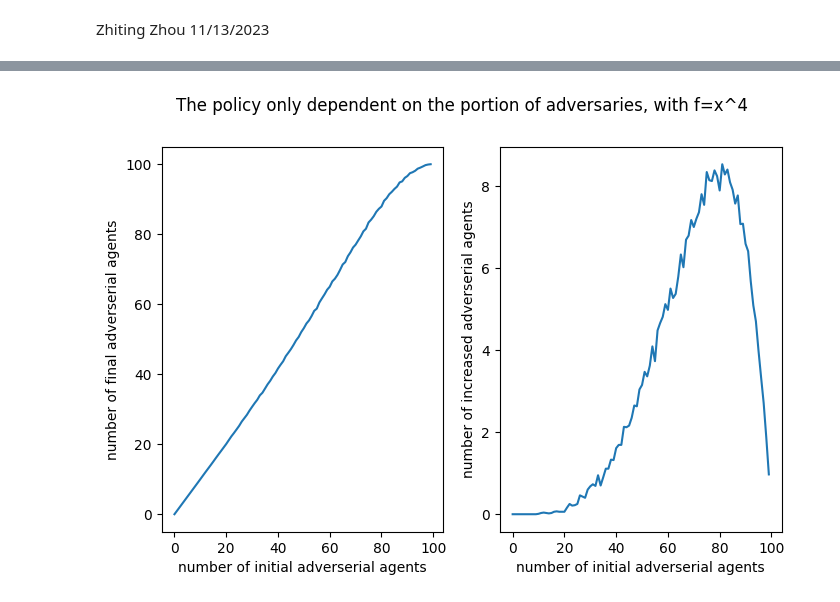
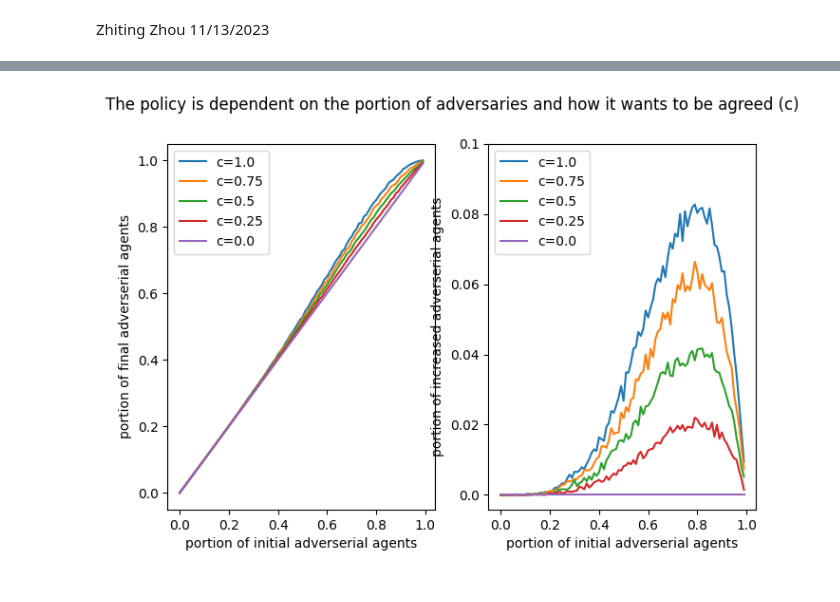
Before and after one commit to zhiting622/multiagent-simulation, a Jupyter notebook: simulation.ipynb, the cells around one changed output, grey strips where cells are left out. Saved outputs shown, nothing was run; the diff lists cells and outputs as text; code cells hidden in the pictures.

Commit message:
finalized simulation.ipynb

```diff
--- a/simulation.ipynb
+++ b/simulation.ipynb
@@ -156,54 +232,73 @@ Text(0.5, 0.98, 'The policy only dependent on the portion of adversaries, with l
 # simulation begins
 # random.seed(random_seed)
 num_agents = 100
+confidences = [0, 0.25, 0.5, 0.75, 1]
 depends_on_past_states = True # if the agent's policy depends on past states or current states?
-num_purple = [] # how many purple we end up with
-nums = [] # keep track of how many initial purples we tested
-num_portion = []
-num_increase = []
-for num_adv in range(num_agents):
-    past_states = generate_states(num_agents=num_agents, num_purple=num_adv) # initial states: i purples, which means i adversaries
 
-    # simulate for 10 times
-    current_states_carlo = []
-    current_purple_carlo = 0
-    increased_purple_carlo = 0
+num_purple_confidences = []
+num_increase_confidence = []
+for confidence in confidences:
+    num_purple = [] # how many purple we end up with
+    nums = [] # keep track of how many initial purples we tested
+    num_portion = []
+    num_increase = []
+    for num_adv in range(num_agents):
+        past_states = generate_states(num_agents=num_agents, num_purple=num_adv) # initial states: i purples, which means i adversaries
 
-    for iter in range(monte_carlo):
+        # simulate for 10 times
+        current_states_carlo = []
+        current_purple_carlo = 0
+        increased_purple_carlo = 0
 
-        current_states, current_purple, increased_purple = simulation(num_agents=num_agents, depends_on_past_states=True,prev_states=past_states,
-                                                                      func=None, impacted_by_portion=True, confidence=None, impact_from_others=None, cost_of_state=None)
-        if iter == 0:
-            current_states_carlo =  np.copy(current_states)
-        else:
-            current_states_carlo = current_states_carlo + current_states
-        current_states_carlo = np.array(current_states_carlo)
-        current_purple_carlo += current_purple
-        increased_purple_carlo += increased_purple
+        for iter in range(monte_carlo):
+            current_states, current_purple, increased_purple = simulation(num_agents=num_agents, depends_on_past_states=True,prev_states=past_states,
+                                                                        func=None, impacted_by_portion=True, confidence=confidence, impact_from_others=None, cost_of_state=None)
+            if iter == 0:
+                current_states_carlo =  np.copy(current_states)
+            else:
+                current_states_carlo = current_states_carlo + current_states
+            current_states_carlo = np.array(current_states_carlo)
+            current_purple_carlo += current_purple
 
 
-    current_states = [round(num) for num in current_states_carlo/monte_carlo] # make sure the states are binary
-    current_purple = current_purple_carlo/monte_carlo
-    increased_purple = increased_purple_carlo/monte_carlo
 
-    num_purple.append(current_purple)
-    nums.append(num_adv)
-    num_increase.append(increased_purple)
-    num_portion.append((sum(current_states) - num_adv) / (sum(past_states)+0.001))
+        current_states = [round(num) for num in current_states_carlo/monte_carlo]
+        current_purple = current_purple_carlo/monte_carlo
+        increased_purple = current_purple - num_adv
+
+        num_purple.append(current_purple)
+        nums.append(num_adv)
+        num_increase.append(increased_purple)
+        num_portion.append((sum(current_states) - num_adv) / (sum(past_states)+0.001))
+    num_purple_confidences.append(num_purple)
+    num_increase_confidence.append(num_increase)
 
 plt.subplots(1, 2, figsize=(8, 5))
 
 ax = plt.subplot(1,2,1)
-plt.plot(nums, num_purple)
-plt.xlabel("number of initial adverserial agents")
-plt.ylabel("number of final adverserial agents")
+for i in range(len(confidences)):
+    plt.plot(nums, num_purple_confidences[i])
+plt.legend(['c=1.0', 'c=0.75', 'c=0.5', 'c=0.25', 'c=0.0'])
+values = [0, 20, 40, 60, 80, 100]
+labels = [value/100 for value in values]
+plt.xticks(values, labels)
+plt.yticks(values, labels)
+plt.xlabel("portion of initial adverserial agents")
+plt.ylabel("portion of final adverserial agents")
 
 ax = plt.subplot(1,2,2)
-plt.plot(nums, num_increase)
-plt.xlabel("number of initial adverserial agents")
-plt.ylabel("number of increased adverserial agents")
+for i in range(len(confidences)):
+    plt.plot(nums, num_increase_confidence[i])
+y_values = [0, 2, 4, 6, 8, 10]
+y_labels = [value/100 for value in y_values]
+plt.yticks(y_values, y_labels)
+plt.xticks(values, labels)
+plt.legend(['c=1.0', 'c=0.75', 'c=0.5', 'c=0.25', 'c=0.0'])
+plt.xlabel("portion of initial adverserial agents")
+plt.ylabel("portion of increased adverserial agents")
 
-plt.suptitle('The policy only dependent on the portion of adversaries, with f=x^4')
+
+plt.suptitle('The policy is dependent on the portion of adversaries and how it wants to be agreed (c)')
 # ax = plt.subplot(1,3,3)
 # plt.plot(nums, num_portion)
 # plt.xlabel("number of initial adverserial agents")
@@ -214 +309 @@ Text(0.5, 0.98, 'The policy only dependent on the portion of adversaries, with f
-[figure, old version]
+[figure, new version]
```
Also changed, not shown: parts of 4 cells of this notebook.
